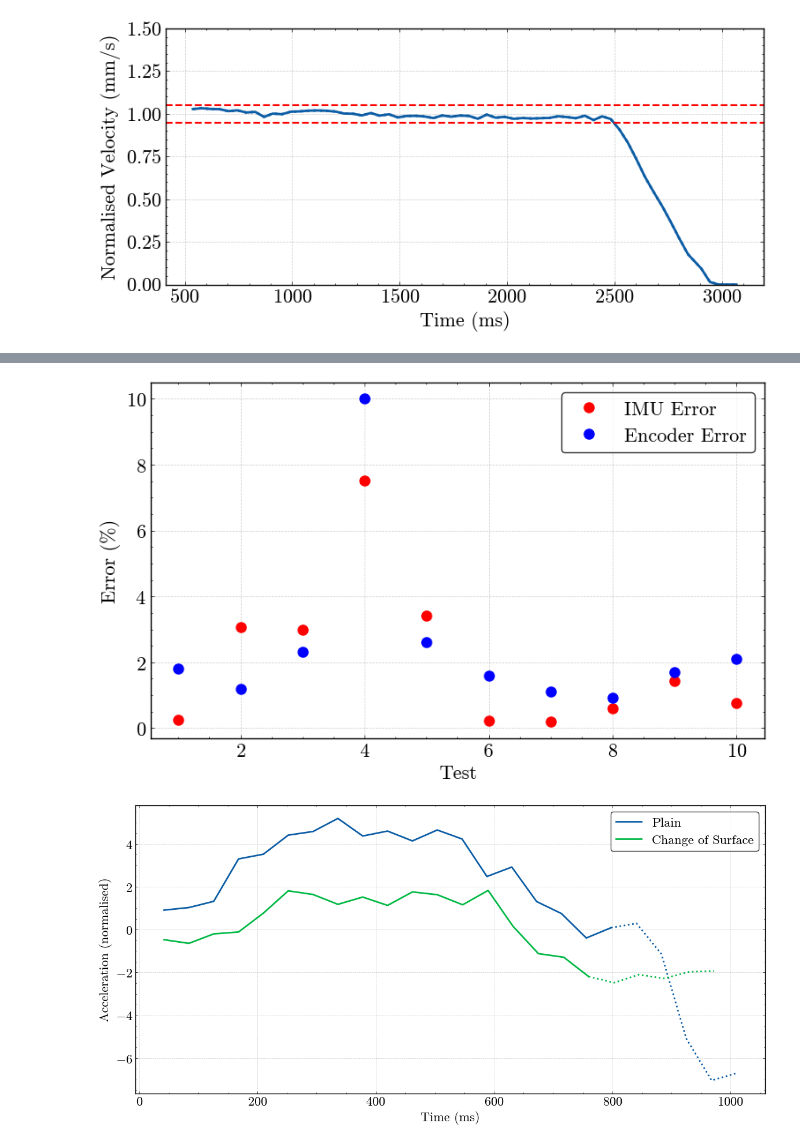
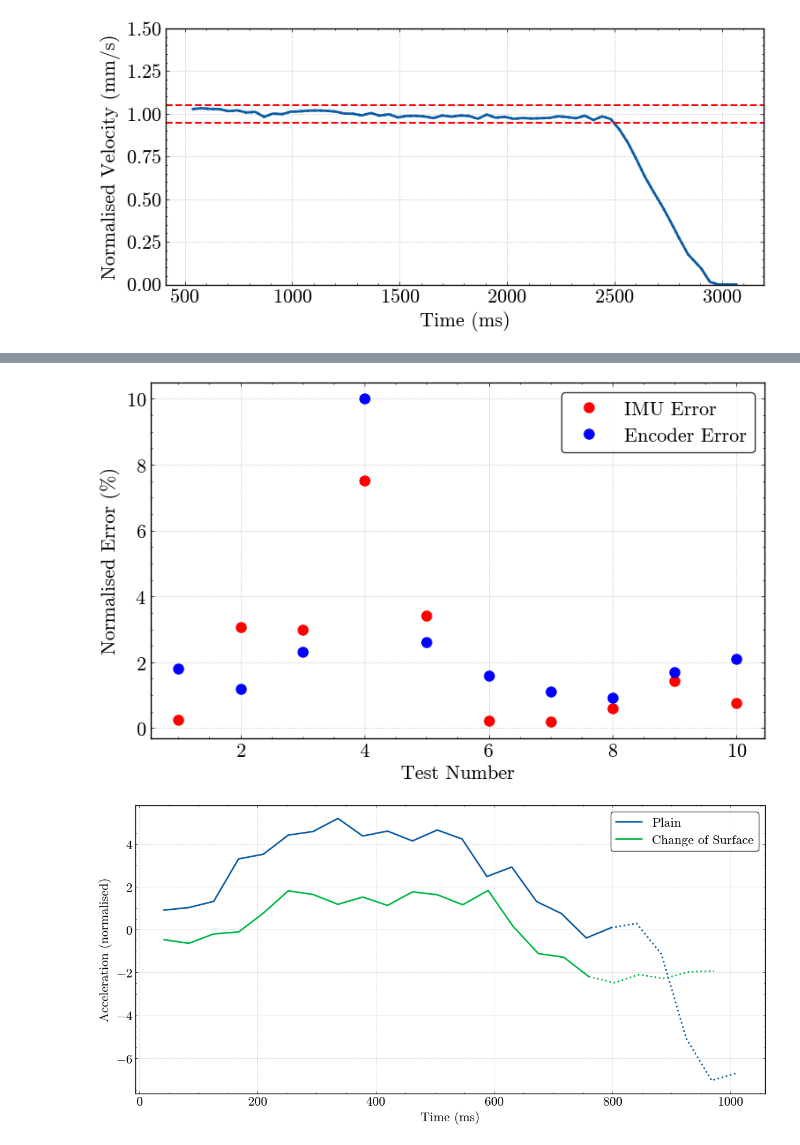
Before and after one commit to addaia/PHREDO, a Jupyter notebook: plotter.ipynb, the cells around one changed output, grey strips where cells are left out. Cells and saved outputs as stored; diff of their text form; code cells hidden in the pictures.

```diff
--- a/plotter.ipynb
+++ b/plotter.ipynb
@@ -358,36 +358,36 @@ data_str2 = """
 3	2.32000000000000
 4	10
 5	2.62000000000000
 6	1.59000000000000
 7	1.11000000000000
 8	0.929000000000000
 9	1.69000000000000
 10	2.10000000000000
 """
 
 # parse)
 tests1, imu = parse_data(data_str1)
 tests2, encod = parse_data(data_str2)
 
 plt.figure(figsize=(8, 5))
 
 plt.plot(tests1, imu, 'ro', label='IMU Error', ms=8)
 plt.plot(tests2, encod, 'bo', label='Encoder Error', ms=8)
-plt.xlabel('Test')
-plt.ylabel('Error (%)')
+plt.xlabel('Test Number')
+plt.ylabel('Normalised Error (%)')
 
 plt.legend()
 plt.grid(True, linestyle='--', alpha=0.7)
 plt.tight_layout()
 
 plt.savefig('starGraphError.pdf')
 from google.colab import files
 files.download('starGraphError.pdf')
 plt.show()
 # %% [output]
 [interactive output not drawn]
 [interactive output not drawn]
-[figure, old version]
+[figure, new version]
 # %%
 data_str1 = """
 42 0.91
```
